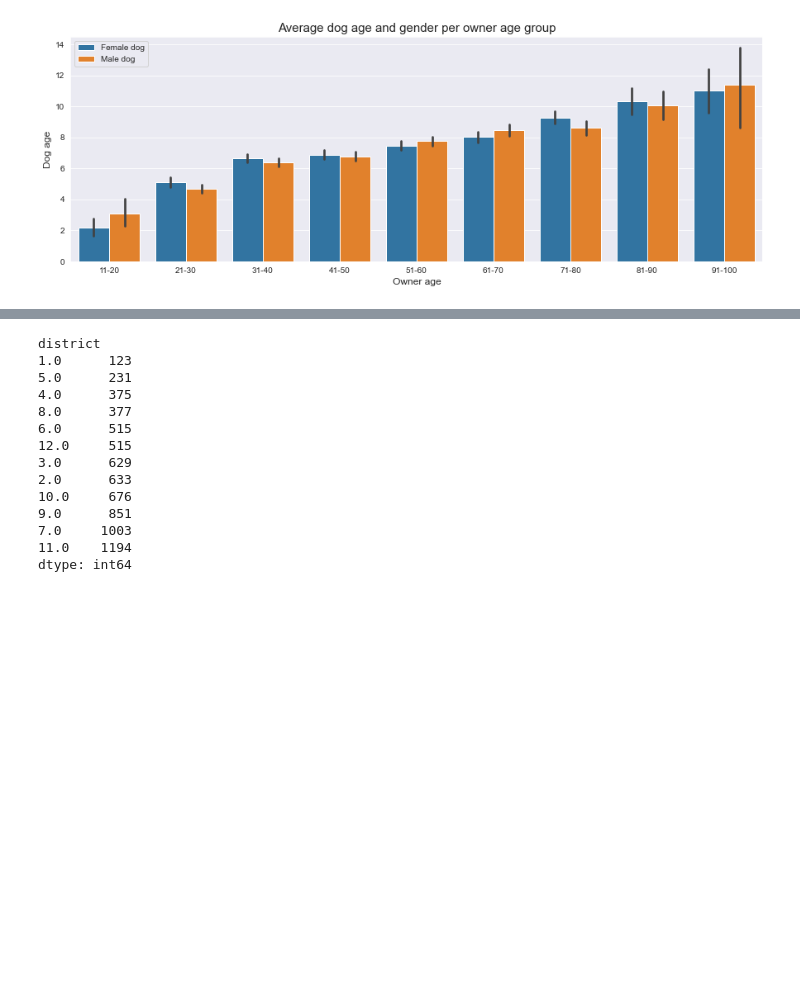
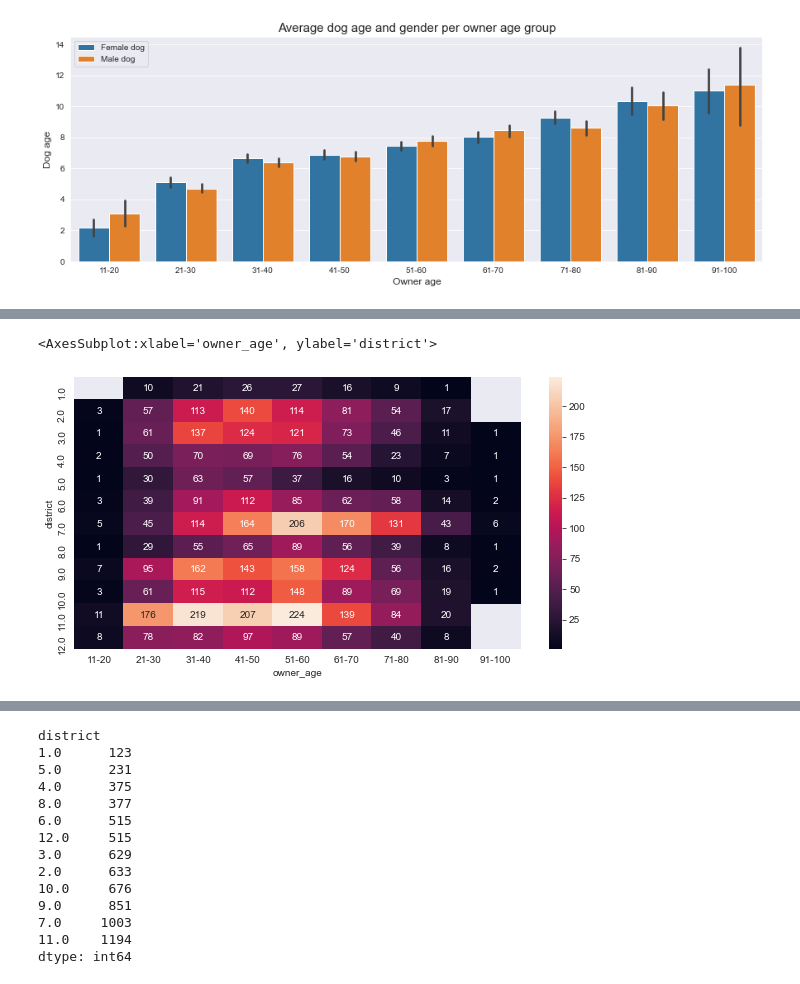
Before and after one commit to MartinWipf/Springboard, a Jupyter notebook: Dogs of Zurich.ipynb, the cells around one changed output, grey strips where cells are left out. Drawn from its saved outputs; the diff is of its cells as text; code cells hidden in the pictures; blank space fills up the shorter version.

```diff
--- a/Dogs of Zurich.ipynb
+++ b/Dogs of Zurich.ipynb
@@ -690,3 +734,10 @@ plt.title('Average dog age and gender per owner age group', fontsize=15)
 plt.show()
 # %% [output]
 [figure]
+# %%
+data_plot = data_unique_ID.groupby(['district','owner_age']).size()
+data_plot = data_plot.reset_index(name = 'count')
+data_plot = data_plot.pivot(index = 'district', columns = 'owner_age', values = 'count')
+data_plot['sum'] = data_plot.sum(axis = 1)
+data_plot = data_plot.sort_values('district')
+data_plot
@@ -692,0 +759,7 @@ plt.show()
+# %%
+data_heatmap = data_plot.drop(columns=['sum'])
+plt.figure(figsize=(10,5))
+sns.heatmap(data_heatmap.head(12), annot=True, fmt= '.3g')
+# %% [output]
+<AxesSubplot:xlabel='owner_age', ylabel='district'>
+[figure, added]
```
Also changed, not shown: parts of 21 cells of this notebook.
